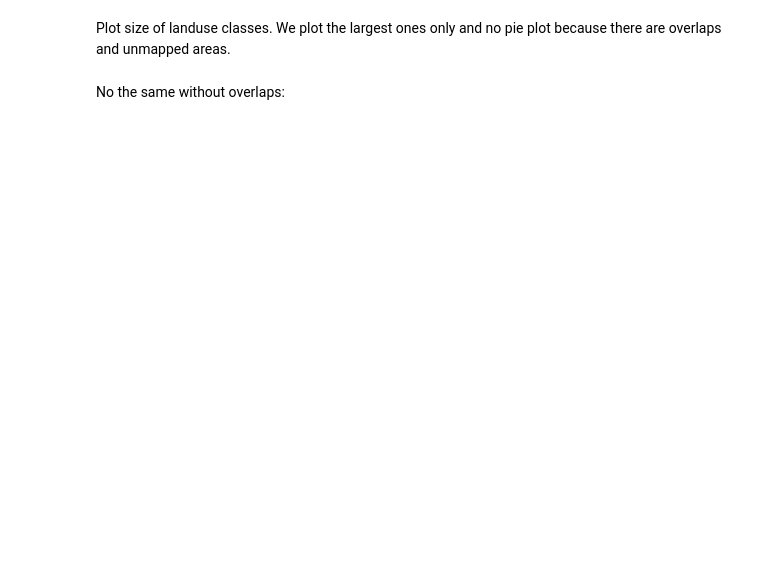
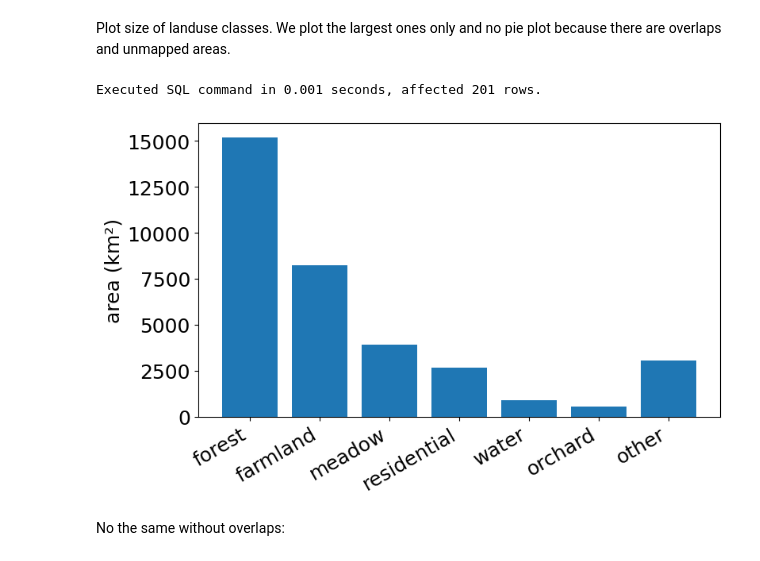
Before and after one commit to Nakaner/landuse-analysis, a Jupyter notebook: landuse.ipynb, the cells around one changed output. Drawn from its saved outputs; the diff is of its cells as text; code cells hidden in the pictures; blank space fills up the shorter version.

```diff
--- a/landuse.ipynb
+++ b/landuse.ipynb
@@ -199,20 +285,23 @@ Plot size of landuse classes. We plot the largest ones only and no pie plot beca
 # %%
 results = send_sql(conn, "SELECT feature, area_size FROM landuse_feature_class_areas ORDER BY area_size DESC;", return_result=True)
 max_cols = 7
 max_cols = min(max_cols, len(results))
 all_classes_area_size = sum([r[1] for r in results])
 classes = [r[0] for r in results[0:max_cols-1]]
 area_sizes = [r[1] for r in results[0:max_cols-1]]
 
-classes.append("andere")
+classes.append("other")
 area_sizes.append(all_classes_area_size - sum(area_sizes))
 area_sizes = [a / 10**6  for a in area_sizes]
 fig, ax = plt.subplots(figsize=figsize_in(850, 480))
 ax.bar(classes, area_sizes)
 plt.xticks(rotation=30, ha='right')
-ax.set_ylabel('Flächeninhalt (km²)')
+ax.set_ylabel('area (km²)')
 plt.show()
 fig.savefig('talk/plots/feature_classes_with_overlaps.svg', facecolor='white')
+# %% [output]
+Executed SQL command in 0.001 seconds, affected 201 rows.
+[figure, added]
 # %% [markdown]
 No the same without overlaps:
 # %%
```
Also changed, not shown: parts of 48 cells of this notebook, 3 other files.
